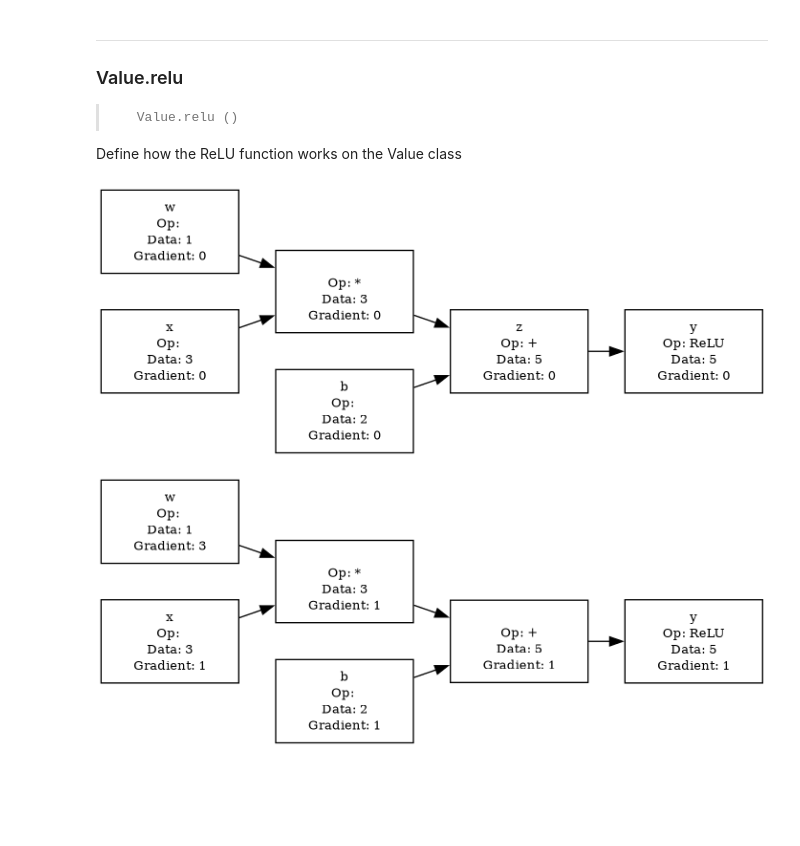
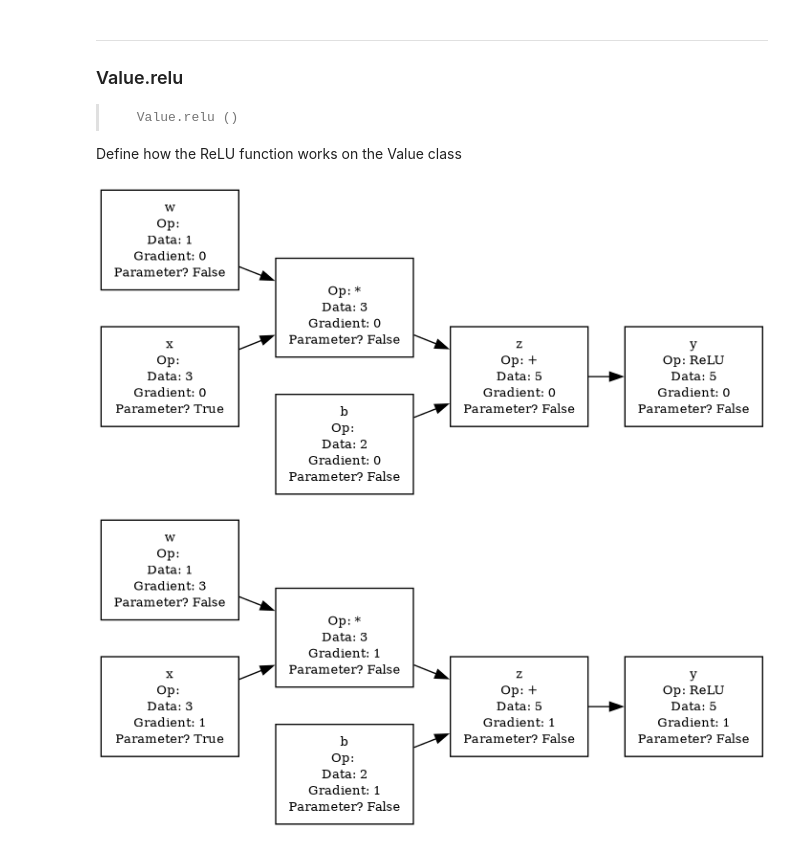
Before and after one commit to LawJarp-A/my-autograd, a Jupyter notebook: nbs/00_core.ipynb, the cells around one changed output. Cells and saved outputs as stored; diff of their text form; code cells hidden in the pictures; blank space fills up the shorter version.

Commit message:
add param to identify input; expands readme

```diff
--- a/nbs/00_core.ipynb
+++ b/nbs/00_core.ipynb
@@ -13,9 +13,10 @@ from nbdev.showdoc import *
 # This class stores the Scalar values that we will use that contain the backpropagation information
 class Value:
     "This class stores the Scalar values that we will use that contain the backpropagation information"
-    def __init__(self, data, _children=(), _op='', label=""):
+    def __init__(self, data, _children=(), _op='', label="", is_input=True):
         self.data = data
         self.grad = 0
+        self.is_input = is_input
         # The children are the values that were used to calculate this value
         self._children = _children
         # The op is the operation that was used to calculate this value
@@ -95,6 +96,7 @@ class Value:
 
         # For each node in the topological sort from the end, run the backward function
         for v in reversed(topo):
+
             v._backward()
 
     def __neg__(self): # -self
@@ -158,7 +160,7 @@ def draw_dag(v):
         if id(v) not in visited:
             visited[id(v)] = v
             # Create a label for the node containing operation, data, and gradient information
-            label = f"{v.label}\nOp: {v._op}\nData: {v.data}\nGradient: {v.grad}"
+            label = f"{v.label}\nOp: {v._op}\nData: {v.data}\nGradient: {v.grad}\nParameter? {v.is_input}"
             # Add the node with a rectangular shape
             dot.node(str(id(v)), label=label, shape='box', fontsize='10', width='1.5', height='0.75', margin='0.1')
             for child in v._children:
@@ -178,17 +180,18 @@ def draw_dag(v):
 # %%
 # Create a temp Value to test the graphviz function
 w = Value(1, label="w")
 b = Value(2, label="b")
-x = Value(3, label="x")
+# Input variable
+x = Value(3, label="x", is_input=True)
 z = w * x + b; z.label = "z"
 y = z.relu(); y.label = "y"
 
 # Draw the graphviz DAG
 draw_dag(y)
 # %% [output]
-[figure, old version]
+[figure, new version]
 # %%
 y.backward()
 draw_dag(y)
 # %% [output]
-[figure, old version]
+[figure, new version]
```
Also changed, not shown: 10 other files.
